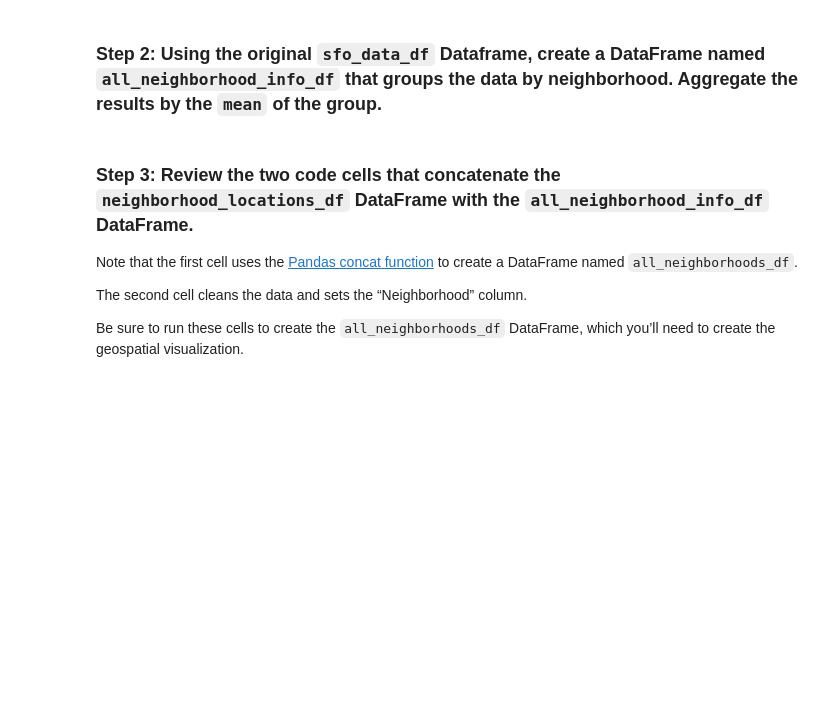
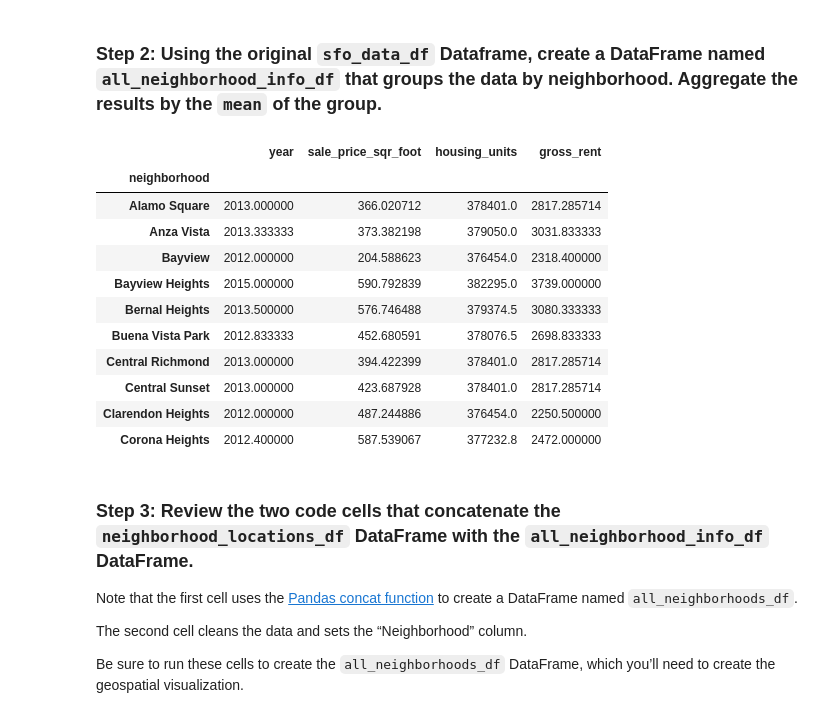
Before and after one commit to ycolagelo/Housing-Rental-Analysis, a Jupyter notebook: san_francisco_housing.ipynb, the cells around one changed output. Drawn from its saved outputs; the diff is of its cells as text; code cells hidden in the pictures; blank space fills up the shorter version.

```diff
--- a/san_francisco_housing.ipynb
+++ b/san_francisco_housing.ipynb
@@ -129,7 +129,7 @@ import panel as pn
 # %%
 # Using the read_csv function and Path module, create a DataFrame
 # by importing the sfo_neighborhoods_census_data.csv file from the Resources folder
-sfo_data_df = pd.read_csv(r'C:\Users\Yvonne Colangelo\Downloads\sfo_neighborhoods_census_data.csv')
+sfo_data_df = pd.read_csv(r'C:\Users\Yvonne Colangelo\Downloads\sfo_neighborhoods_census_data.csv', index_col = 'neighborhood')
 
 # Review the first and last five rows of the DataFrame
 # YOUR CODE HERE
@@ -474,10 +450,24 @@ neighborhood_locations_df = # YOUR CODE HERE
 ### Step 2: Using the original `sfo_data_df` Dataframe, create a DataFrame named `all_neighborhood_info_df` that groups the data by neighborhood. Aggregate the results by the `mean` of the group.
 # %%
 # Calculate the mean values for each neighborhood
-all_neighborhood_info_df = # YOUR CODE HERE
+all_neighborhood_info_df =sfo_data_df.groupby(sfo_data_df.index).mean()
 
 # Review the resulting DataFrame
 # YOUR CODE HERE
+all_neighborhood_info_df.head(10)
+# %% [output]
+|  | year | sale_price_sqr_foot | housing_units | gross_rent |
+| neighborhood |  |  |  |  |
+| Alamo Square | 2013.000000 | 366.020712 | 378401.0 | 2817.285714 |
+| Anza Vista | 2013.333333 | 373.382198 | 379050.0 | 3031.833333 |
+| Bayview | 2012.000000 | 204.588623 | 376454.0 | 2318.400000 |
+| Bayview Heights | 2015.000000 | 590.792839 | 382295.0 | 3739.000000 |
+| Bernal Heights | 2013.500000 | 576.746488 | 379374.5 | 3080.333333 |
+| Buena Vista Park | 2012.833333 | 452.680591 | 378076.5 | 2698.833333 |
+| Central Richmond | 2013.000000 | 394.422399 | 378401.0 | 2817.285714 |
+| Central Sunset | 2013.000000 | 423.687928 | 378401.0 | 2817.285714 |
+| Clarendon Heights | 2012.000000 | 487.244886 | 376454.0 | 2250.500000 |
+| Corona Heights | 2012.400000 | 587.539067 | 377232.8 | 2472.000000 |
 # %% [markdown]
 ### Step 3: Review the two code cells that concatenate the `neighborhood_locations_df` DataFrame with the `all_neighborhood_info_df` DataFrame.
 
```
Also changed, not shown: parts of 16 cells of this notebook, 2 other files.
